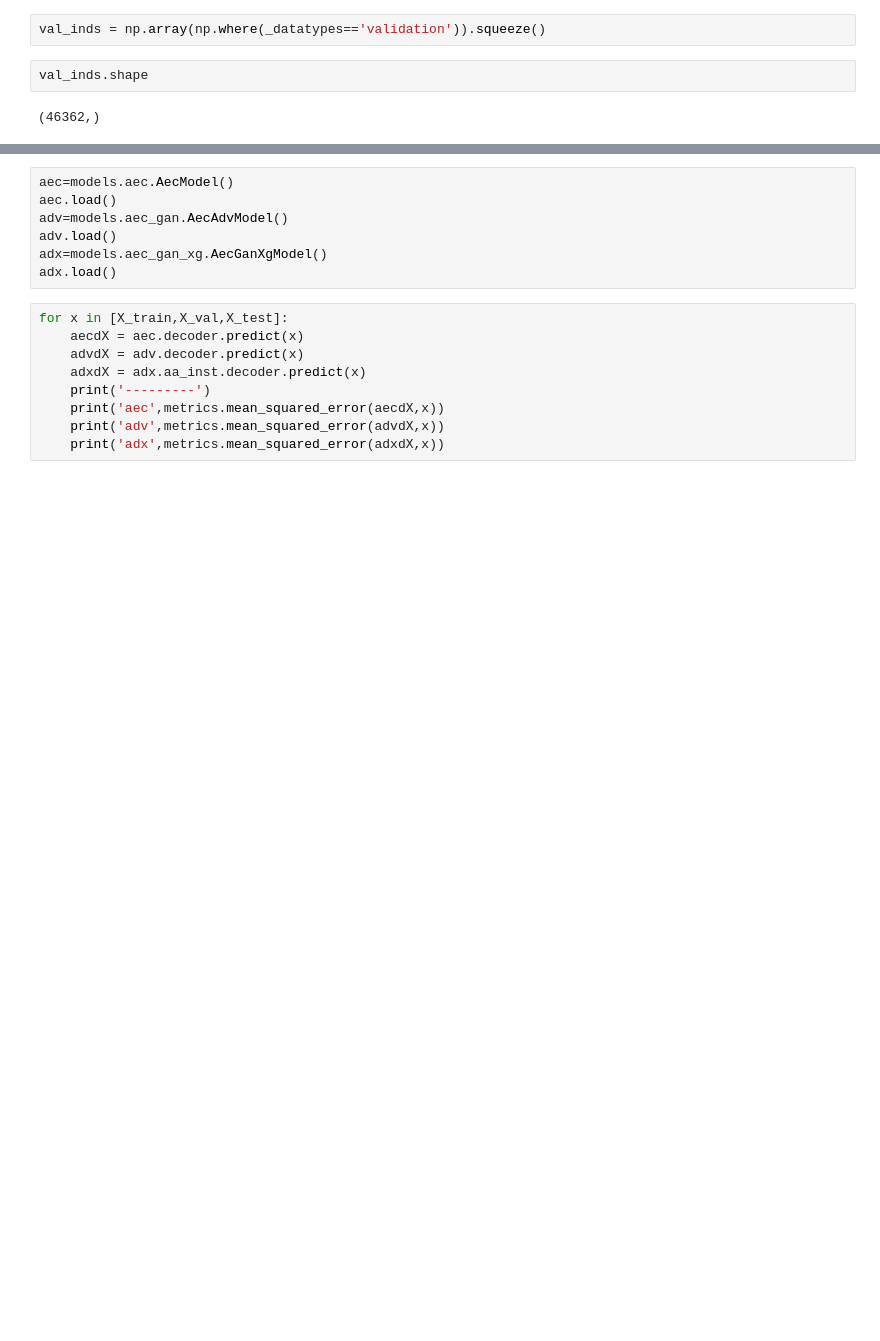
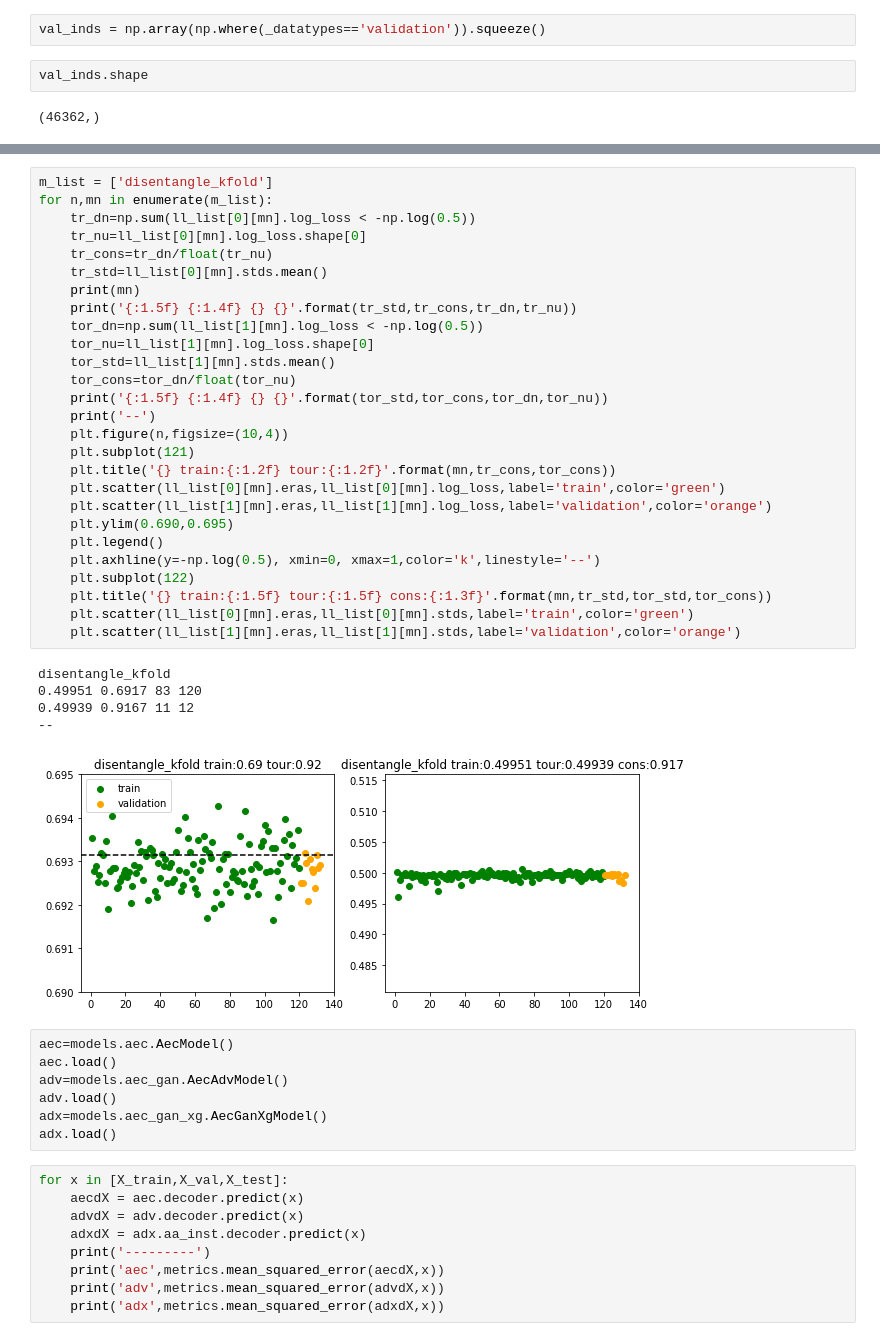
Before and after one commit to pangyuteng/yomamai, a Jupyter notebook: bin/consistency.ipynb, the cells around one changed output, grey strips where cells are left out. Cells and saved outputs as stored; diff of their text form; blank space fills up the shorter version.

```diff
--- a/bin/consistency.ipynb
+++ b/bin/consistency.ipynb
@@ -245,3 +246,36 @@ tsnesimplekfold
+# %%
+m_list = ['disentangle_kfold']
+for n,mn in enumerate(m_list):
+    tr_dn=np.sum(ll_list[0][mn].log_loss < -np.log(0.5))
+    tr_nu=ll_list[0][mn].log_loss.shape[0]
+    tr_cons=tr_dn/float(tr_nu)
+    tr_std=ll_list[0][mn].stds.mean()
+    print(mn)
+    print('{:1.5f} {:1.4f} {} {}'.format(tr_std,tr_cons,tr_dn,tr_nu))
+    tor_dn=np.sum(ll_list[1][mn].log_loss < -np.log(0.5))
+    tor_nu=ll_list[1][mn].log_loss.shape[0]
+    tor_std=ll_list[1][mn].stds.mean()
+    tor_cons=tor_dn/float(tor_nu)
+    print('{:1.5f} {:1.4f} {} {}'.format(tor_std,tor_cons,tor_dn,tor_nu))
+    print('--')
+    plt.figure(n,figsize=(10,4))
+    plt.subplot(121)
+    plt.title('{} train:{:1.2f} tour:{:1.2f}'.format(mn,tr_cons,tor_cons))
+    plt.scatter(ll_list[0][mn].eras,ll_list[0][mn].log_loss,label='train',color='green')
+    plt.scatter(ll_list[1][mn].eras,ll_list[1][mn].log_loss,label='validation',color='orange')
+    plt.ylim(0.690,0.695)
+    plt.legend()
+    plt.axhline(y=-np.log(0.5), xmin=0, xmax=1,color='k',linestyle='--')
+    plt.subplot(122)
+    plt.title('{} train:{:1.5f} tour:{:1.5f} cons:{:1.3f}'.format(mn,tr_std,tor_std,tor_cons))
+    plt.scatter(ll_list[0][mn].eras,ll_list[0][mn].stds,label='train',color='green')
+    plt.scatter(ll_list[1][mn].eras,ll_list[1][mn].stds,label='validation',color='orange')
+# %% [output]
+disentangle_kfold
+0.49951 0.6917 83 120
+0.49939 0.9167 11 12
+--
+[figure, added]
 # %%
 aec=models.aec.AecModel()
 aec.load()
```
Also changed, not shown: parts of 5 cells of this notebook, 7 other files.
